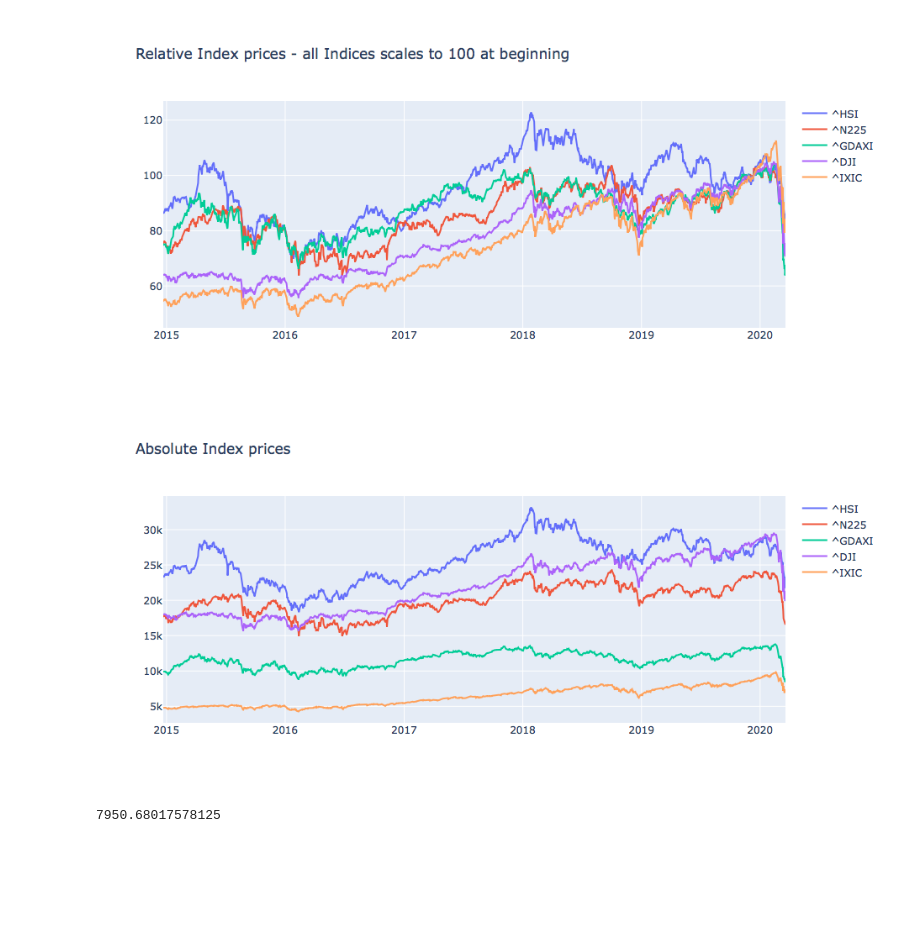
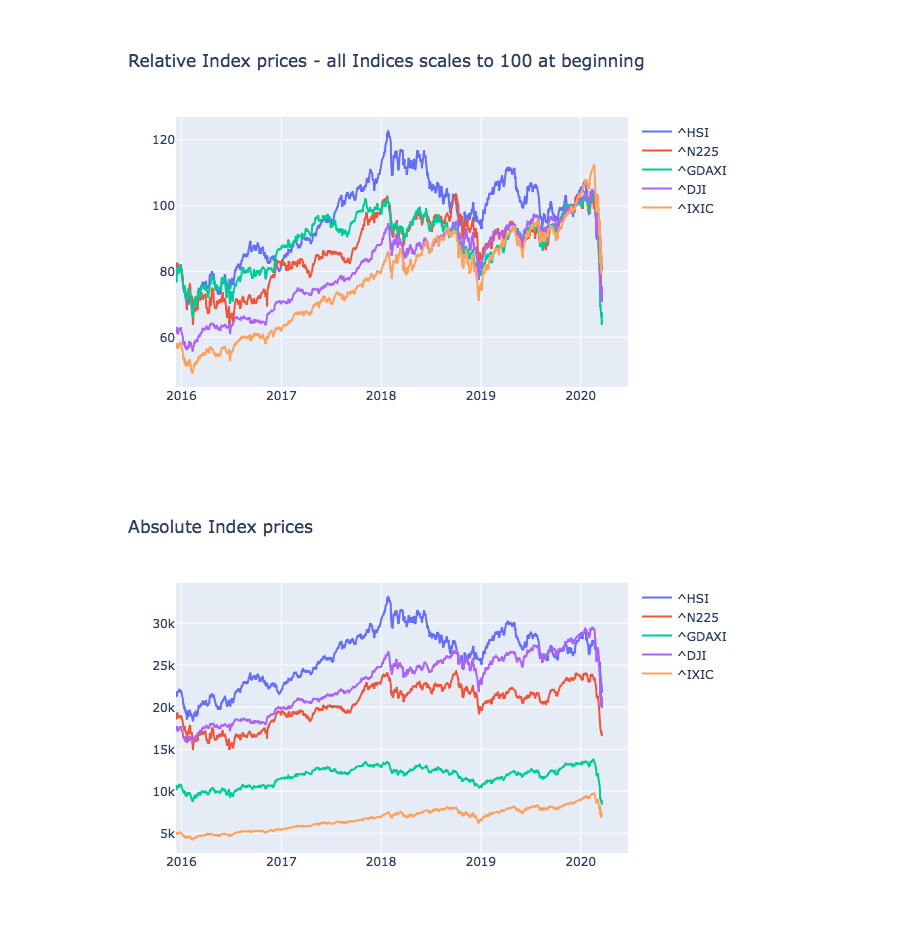
Before and after one commit to cthierfelder/IndexWatcher, a Jupyter notebook: IndexWatcher.ipynb, the cells around one changed output. Saved outputs shown, nothing was run; the diff lists cells and outputs as text; code cells hidden in the pictures; blank space fills up the shorter version.

```diff
--- a/IndexWatcher.ipynb
+++ b/IndexWatcher.ipynb
@@ -23,26 +23,23 @@ for k,ticker in enumerate(tickers):
 # %%
 fig = go.Figure()
 for k,ticker in enumerate(tickers):
     df = df_ticker[k]
     fig.add_trace(go.Scatter(x=df.index,  y=df['relClose'], name=ticker))
 fig.update_layout(title="Relative Index prices - all Indices scales to 100 at beginning")
+fig.update_xaxes(range=['2015-12-12', '2020-06-22'])
 fig.show()
 # %% [output]
-[figure, old version]
+[figure, new version]
 # %%
 fig = go.Figure()
 for k,ticker in enumerate(tickers):
     df = df_ticker[k]
     fig.add_trace(go.Scatter(x=df.index,  y=df['Close'], name=ticker))
 fig.update_layout(title="Absolute Index prices")
-#fig.update_yaxes(range=[60, 135])
+fig.update_xaxes(range=['2015-12-12', '2020-06-22'])
 fig.show()
 # %% [output]
-[figure, old version]
+[figure, new version]
-# %%
-df.loc['2020-03-09'].Close
-# %% [output]
-7950.68017578125
 # %%
 fig = go.Figure()
 for k,ticker in enumerate(tickers):
```
Also changed, not shown: parts of 1 cell of this notebook.
